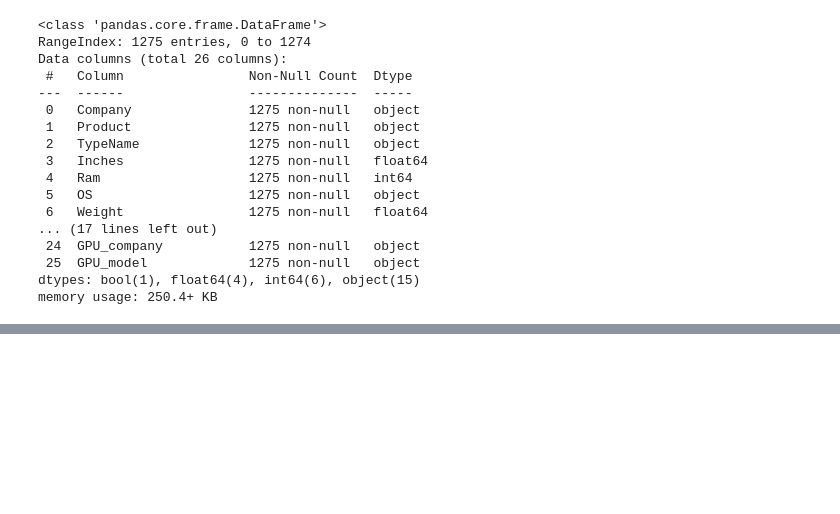
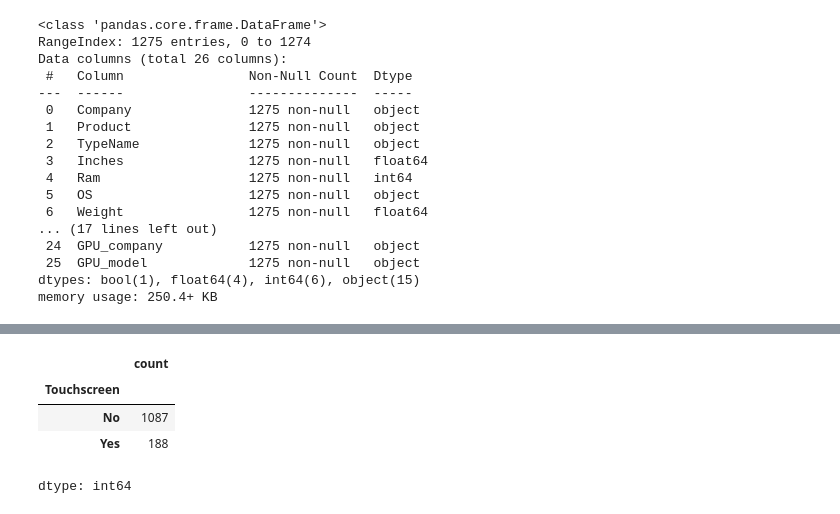
Before and after one commit to MinaGO1/Laptop-prices-dataset, a Jupyter notebook: Task.ipynb, the cells around one changed output, grey strips where cells are left out. Cells and saved outputs as stored; diff of their text form; code cells hidden in the pictures; blank space fills up the shorter version.

```diff
--- a/Task.ipynb
+++ b/Task.ipynb
@@ -1564,0 +1587,8 @@ memory usage: 250.4+ KB
+# %%
+tree_df['Touchscreen'].value_counts()
+# %% [output]
+|  | count |
+| Touchscreen |  |
+| No | 1087 |
+| Yes | 188 |
+dtype: int64
```
Also changed, not shown: parts of 35 cells of this notebook.
